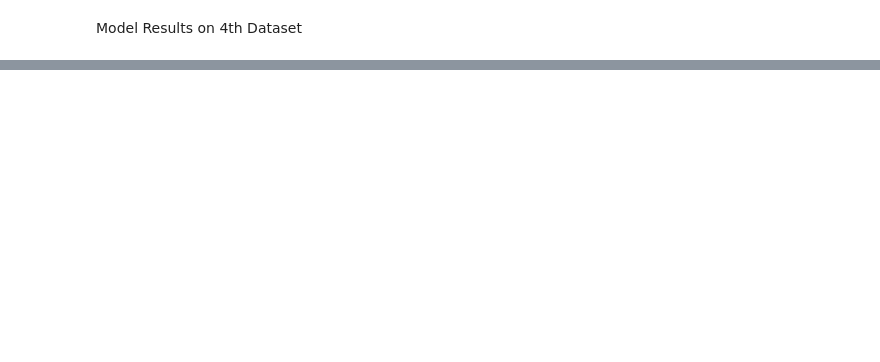
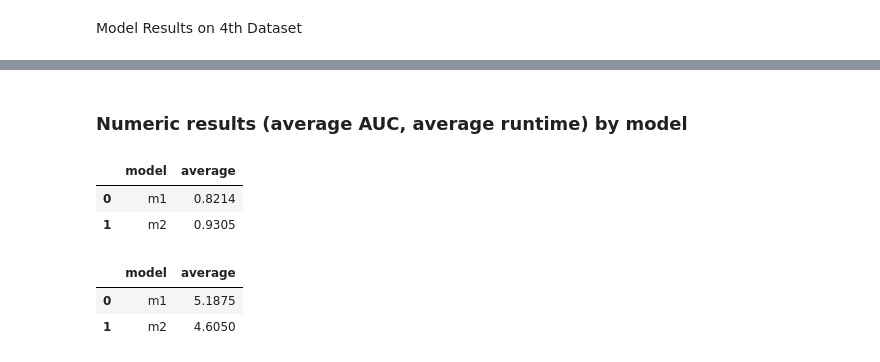
Before and after one commit to WulfNovak/deepfake_detection, a Jupyter notebook: model_comparison.ipynb, the cells around one changed output, grey strips where cells are left out. Cells and saved outputs as stored; diff of their text form; code cells hidden in the pictures; blank space fills up the shorter version.

```diff
--- a/model_comparison.ipynb
+++ b/model_comparison.ipynb
@@ -305,6 +279,12 @@ Model Results on 3rd Dataset
 # %%
 # Results for third dataset
 print('Order of results:', model_names)
+# Calculate AUC
 for i, tbl in enumerate(res_table_3.keys()):
-    res_graphs(res_table_3[tbl])
+    auc_i = pd.DataFrame({'model': [model_names[i]], 'auc': [model_auc(res_table_3[tbl])]})
+    model_aucs = pd.concat([model_aucs, auc_i])
+
+# Results for first dataset
+for i, tbl in enumerate(res_table_3.keys()):
+    classification_plots(res_table_3[tbl])
 # %% [output]
@@ -323,6 +296,12 @@ Model Results on 4th Dataset
 # %%
 # Results for fourth dataset
 print('Order of results:', model_names)
+# Calculate AUC
 for i, tbl in enumerate(res_table_4.keys()):
-    res_graphs(res_table_4[tbl])
+    auc_i = pd.DataFrame({'model': [model_names[i]], 'auc': [model_auc(res_table_4[tbl])]})
+    model_aucs = pd.concat([model_aucs, auc_i])
+
+# Results for first dataset
+for i, tbl in enumerate(res_table_4.keys()):
+    classification_plots(res_table_4[tbl])
 # %% [output]
@@ -335,0 +311,14 @@ NameError: name 'res_table_4' is not defined
+# %% [markdown]
+### Numeric results (average AUC, average runtime) by model
+# %%
+# Average inference time across datasets
+model_aucs.groupby(['model'], as_index=False).agg(average = ('auc', 'mean')).round(4)
+# Average AUC across datasets
+model_runtimes.groupby(['model'], as_index=False).agg(average = ('run_time', 'mean')).round(4)
+# %% [output]
+|  | model | average |
+| 0 | m1 | 0.8214 |
+| 1 | m2 | 0.9305 |
+|  | model | average |
+| 0 | m1 | 5.1875 |
+| 1 | m2 | 4.6050 |
```
Also changed, not shown: parts of 15 cells of this notebook.
